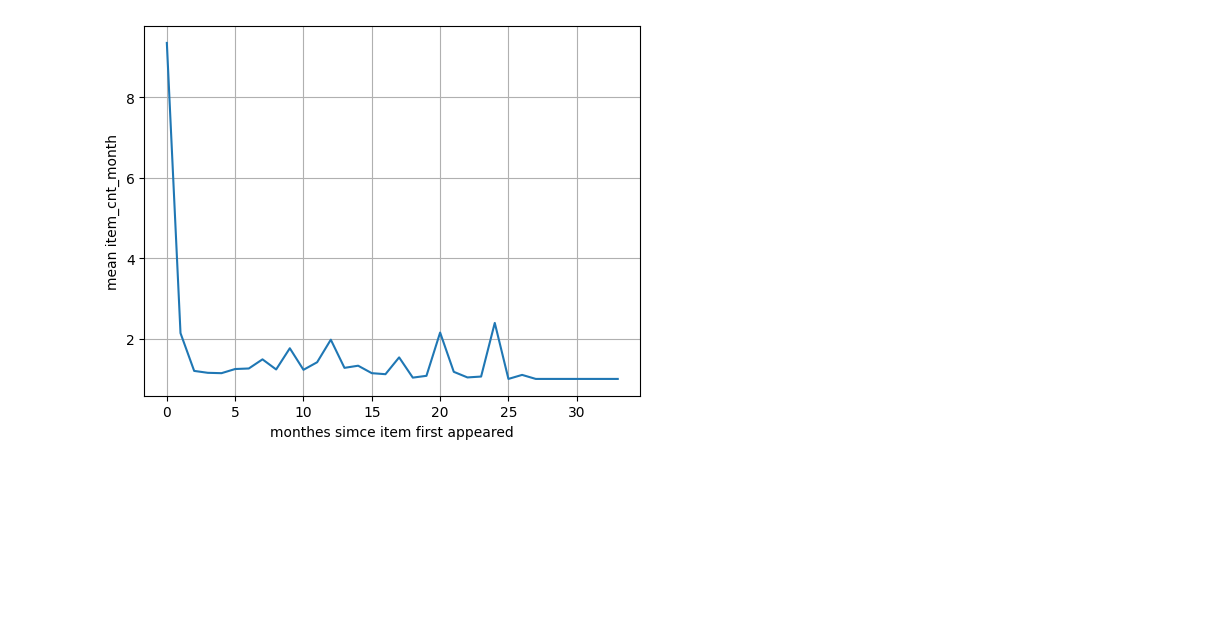
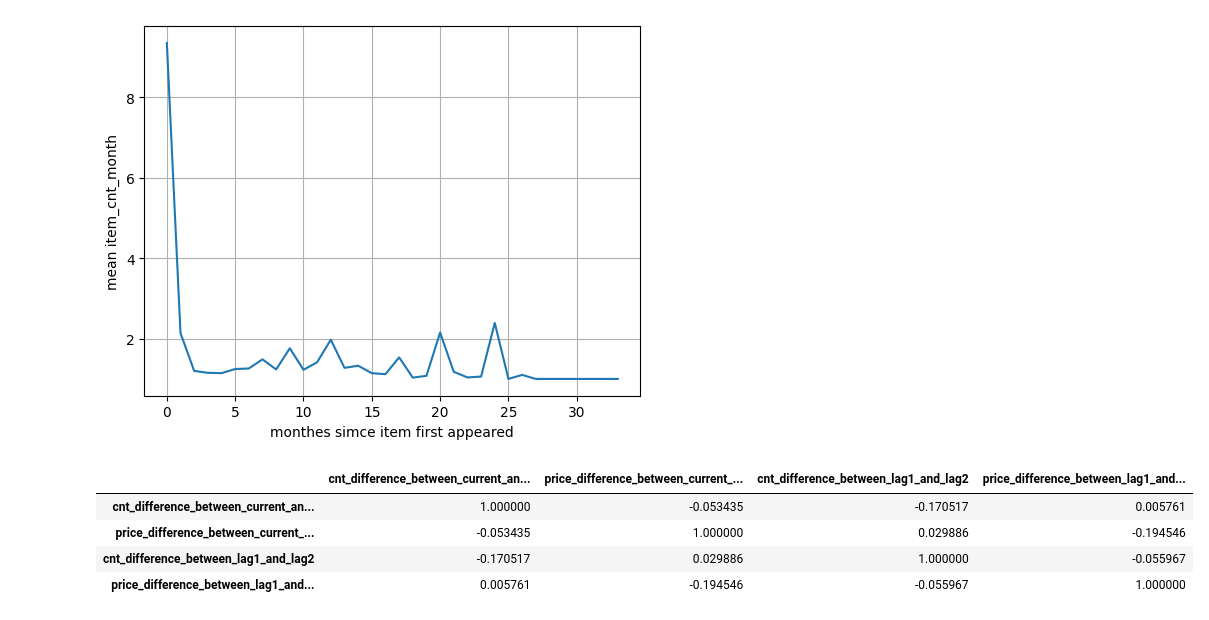
Before and after one commit to valera2444/FutureSalesPrediction, a Jupyter notebook: EDA/EDA_tendencies.ipynb, the cells around one changed output. Saved outputs shown, nothing was run; the diff lists cells and outputs as text; code cells hidden in the pictures; blank space fills up the shorter version.

```diff
--- a/EDA/EDA_tendencies.ipynb
+++ b/EDA/EDA_tendencies.ipynb
@@ -223,4 +223,4 @@ merged = create_last_seen(merged)#8m 40s
 # %%
-merged = merged.where(merged['last_seen'] != -1, merged['date_block_num'],axis=0)
-merged['dbn_diff'] = merged['date_block_num'] - merged['last_seen']
+last_seen = last_seen.where(last_seen['last_seen'] != -1, last_seen['date_block_num'],axis=0)
+last_seen['dbn_diff'] = last_seen['date_block_num'] - last_seen['last_seen']
 # %%
@@ -235,0 +248,13 @@ plt.grid(True)
+# %%
+df = pd.concat([real_diff_cnt,real_diff_price, lagged_filtered['item_month_cnt_change'],lagged_filtered['price_change'] ],axis=1)
+df.columns= ['cnt_difference_between_current_and_previous',\
+             'price_difference_between_current_and_previous',\
+             'cnt_difference_between_lag1_and_lag2',\
+             'price_difference_between_lag1_and_lag2']
+df.corr()
+# %% [output]
+|  | cnt_difference_between_current_an... | price_difference_between_current_... | cnt_difference_between_lag1_and_lag2 | price_difference_between_lag1_and... |
+| cnt_difference_between_current_an... | 1.000000 | -0.053435 | -0.170517 | 0.005761 |
+| price_difference_between_current_... | -0.053435 | 1.000000 | 0.029886 | -0.194546 |
+| cnt_difference_between_lag1_and_lag2 | -0.170517 | 0.029886 | 1.000000 | -0.055967 |
+| price_difference_between_lag1_and... | 0.005761 | -0.194546 | -0.055967 | 1.000000 |
```
Also changed, not shown: parts of 7 cells of this notebook, 1 other file.
